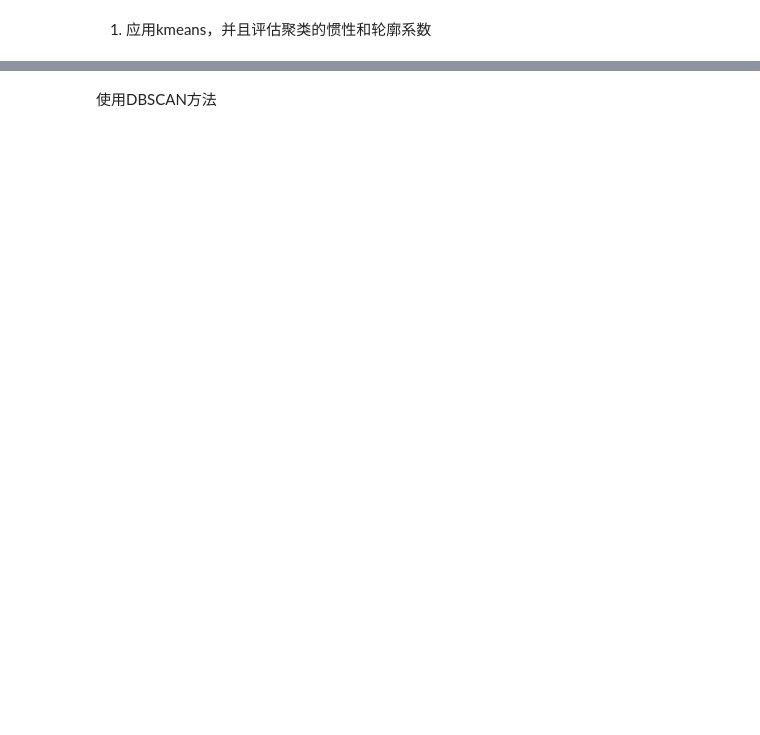
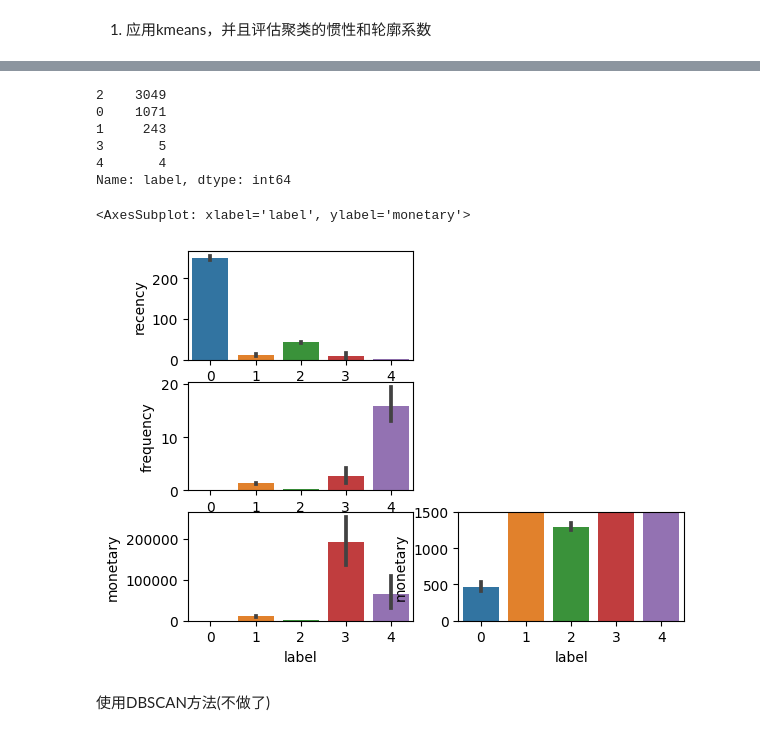
Before and after one commit to dundundundun5/python, a Jupyter notebook: kaggle/customer_seg_comp_freshman.ipynb, the cells around one changed output, grey strips where cells are left out. Saved outputs shown, nothing was run; the diff lists cells and outputs as text; code cells hidden in the pictures; blank space fills up the shorter version.

```diff
--- a/kaggle/customer_seg_comp_freshman.ipynb
+++ b/kaggle/customer_seg_comp_freshman.ipynb
@@ -39,5 +51,32 @@ sns.relplot(data=a)
+# %%
+# 拼接成一个DataFrame，类型解释后续再说
+data_res = pd.concat([scaled_data, data_labels], axis=1)
+data_raw_res = pd.concat([raw_data, data_labels], axis=1)
+# 查看每类有多少个人
+data_res.label.value_counts()
+# %% [output]
+2    3049
+0    1071
+1     243
+3       5
+4       4
+Name: label, dtype: int64
+# %%
+
+plt.subplot(321)
+sns.barplot(y=data_raw_res.recency, x=data_raw_res.label)
+plt.subplot(323)
+sns.barplot(y=data_raw_res.frequency, x=data_raw_res.label)
+plt.subplot(325)
+sns.barplot(y=data_raw_res.monetary, x=data_raw_res.label)
+plt.subplot(326)
+plt.ylim(0, 1500)
+sns.barplot(y=data_raw_res.monetary, x=data_raw_res.label)
+# %% [output]
+<AxesSubplot: xlabel='label', ylabel='monetary'>
+[figure, added]
 # %% [markdown]
-使用DBSCAN方法
+使用DBSCAN方法(不做了)
 # %%
 from sklearn.cluster import DBSCAN
 eps=0.05
```
Also changed, not shown: parts of 7 cells of this notebook, 1 other file.
